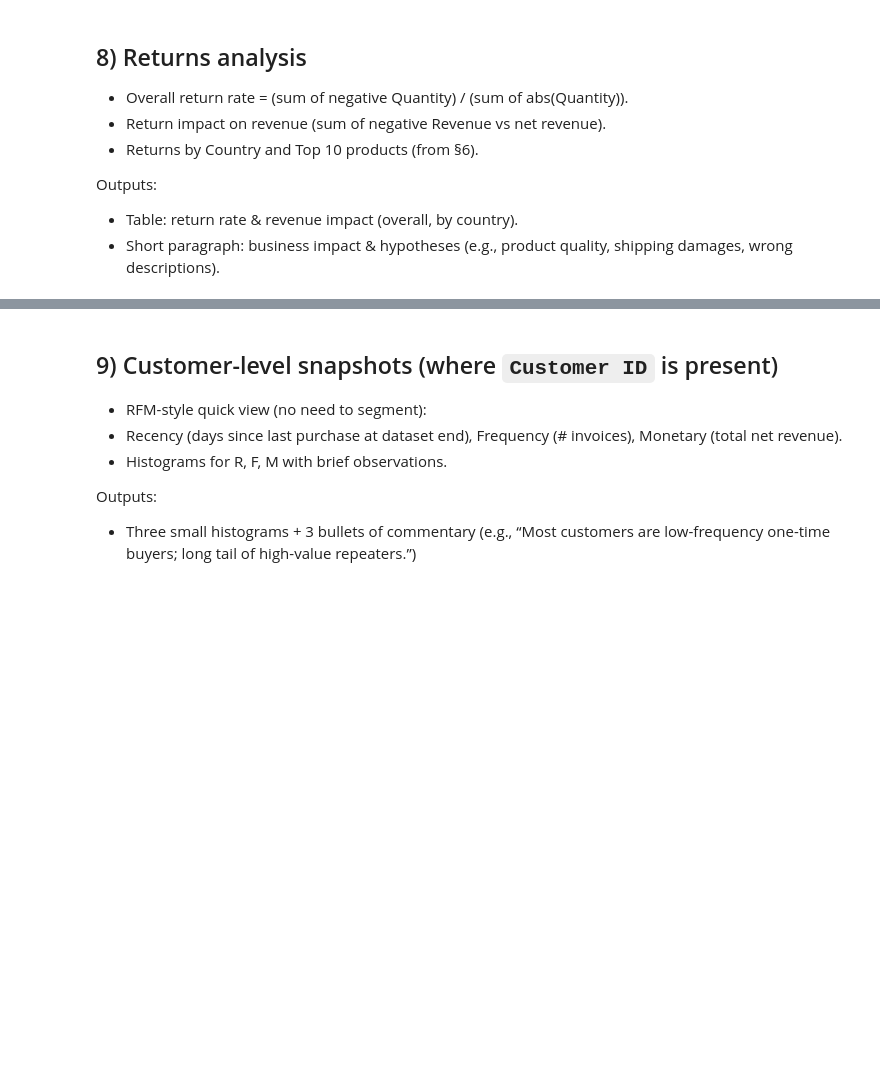
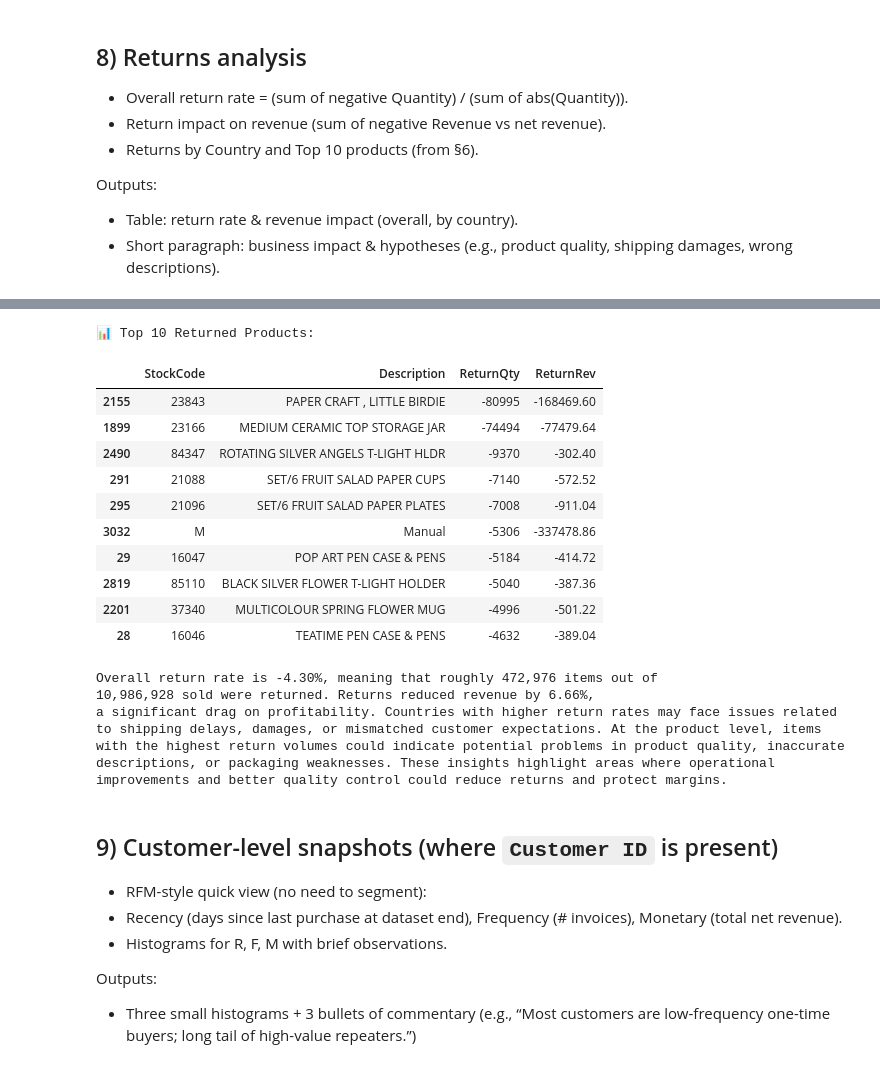
Before and after one commit to jjelleazarr/retail_eda_pair_Braga_Elleazar_Mateo_Suacito, a Jupyter notebook: notebooks/Retail-EDA.ipynb, the cells around one changed output, grey strips where cells are left out. Drawn from its saved outputs; the diff is of its cells as text; code cells hidden in the pictures; blank space fills up the shorter version.

```diff
--- a/notebooks/Retail-EDA.ipynb
+++ b/notebooks/Retail-EDA.ipynb
@@ -418,4 +509,63 @@ Outputs:
 - Table: return rate & revenue impact (overall, by country).
 - Short paragraph: business impact & hypotheses (e.g., product quality, shipping damages, wrong descriptions).
 # %%
-# Insert code for returns analysis here
+# --- Overall return rate ---
+total_returns_qty = data.loc[data['Quantity'] < 0, 'Quantity'].sum()
+total_abs_qty = data['Quantity'].abs().sum()
+return_rate = total_returns_qty / total_abs_qty
+
+# --- Return impact on revenue ---
+negative_revenue = data.loc[data['Revenue'] < 0, 'Revenue'].sum()
+net_revenue = data['Revenue'].sum()
+revenue_impact_pct = negative_revenue / net_revenue
+
+# --- Returns by Country ---
+returns_country = (
+    data.groupby('Country')
+        .agg(
+            ReturnQty=('Quantity', lambda x: x[x < 0].sum()),
+            TotalQty=('Quantity', lambda x: x.abs().sum()),
+            ReturnRev=('Revenue', lambda x: x[x < 0].sum()),
+            NetRev=('Revenue', 'sum')
+        )
+        .reset_index()
+)
+returns_country['ReturnRate'] = returns_country['ReturnQty'] / returns_country['TotalQty']
+returns_country['RevenueImpact'] = returns_country['ReturnRev'] / returns_country['NetRev']
+returns_country = returns_country.sort_values('ReturnRate', ascending=False)
+
+# --- Top 10 returned products ---
+returns_products = (
+    data[data['Quantity'] < 0]
+    .groupby(['StockCode', 'Description'])
+    .agg(ReturnQty=('Quantity', 'sum'),
+         ReturnRev=('Revenue', 'sum'))
+    .reset_index()
+    .sort_values('ReturnQty', ascending=True)  # more negative = higher returns
+    .head(10)
+)
+
+# --- Display Outputs ---
+print("📊 Overall Return Metrics:")
+print(f"Return Rate: {return_rate:.2%}")
+print(f"Revenue Impact of Returns: {revenue_impact_pct:.2%}\n")
+
+print("📊 Returns by Country (Top 10 by Return Rate):")
+display(returns_country[['Country','ReturnRate','RevenueImpact']].head(10))
+
+print("\n📊 Top 10 Returned Products:")
+display(returns_products)
+
+
+# --- Short Business Impact Paragraph ---
+impact_text = f"""
+Overall return rate is {return_rate:.2%}, meaning that roughly {abs(total_returns_qty):,} items out of
+{total_abs_qty:,} sold were returned. Returns reduced revenue by {abs(revenue_impact_pct):.2%},
+a significant drag on profitability. Countries with higher return rates may face issues related
+to shipping delays, damages, or mismatched customer expectations. At the product level, items
+with the highest return volumes could indicate potential problems in product quality, inaccurate
+descriptions, or packaging weaknesses. These insights highlight areas where operational
+improvements and better quality control could reduce returns and protect margins.
+"""
+print(impact_text)
+# %% [output]
@@ -422,3 +588,22 @@ Outputs:
+📊 Top 10 Returned Products:
+|  | StockCode | Description | ReturnQty | ReturnRev |
+| 2155 | 23843 | PAPER CRAFT , LITTLE BIRDIE | -80995 | -168469.60 |
+| 1899 | 23166 | MEDIUM CERAMIC TOP STORAGE JAR | -74494 | -77479.64 |
+| 2490 | 84347 | ROTATING SILVER ANGELS T-LIGHT HLDR | -9370 | -302.40 |
+| 291 | 21088 | SET/6 FRUIT SALAD PAPER CUPS | -7140 | -572.52 |
+| 295 | 21096 | SET/6 FRUIT SALAD PAPER PLATES | -7008 | -911.04 |
+| 3032 | M | Manual | -5306 | -337478.86 |
+| 29 | 16047 | POP ART PEN CASE & PENS | -5184 | -414.72 |
+| 2819 | 85110 | BLACK SILVER FLOWER T-LIGHT HOLDER | -5040 | -387.36 |
+| 2201 | 37340 | MULTICOLOUR SPRING FLOWER MUG | -4996 | -501.22 |
+| 28 | 16046 | TEATIME PEN CASE & PENS | -4632 | -389.04 |
+Overall return rate is -4.30%, meaning that roughly 472,976 items out of
+10,986,928 sold were returned. Returns reduced revenue by 6.66%,
+a significant drag on profitability. Countries with higher return rates may face issues related
+to shipping delays, damages, or mismatched customer expectations. At the product level, items
+with the highest return volumes could indicate potential problems in product quality, inaccurate
+descriptions, or packaging weaknesses. These insights highlight areas where operational
+improvements and better quality control could reduce returns and protect margins.
 # %% [markdown]
 ## 9) Customer-level snapshots (where ``Customer ID`` is present)
 - RFM-style quick view (no need to segment):
```
Also changed, not shown: parts of 4 cells of this notebook.
